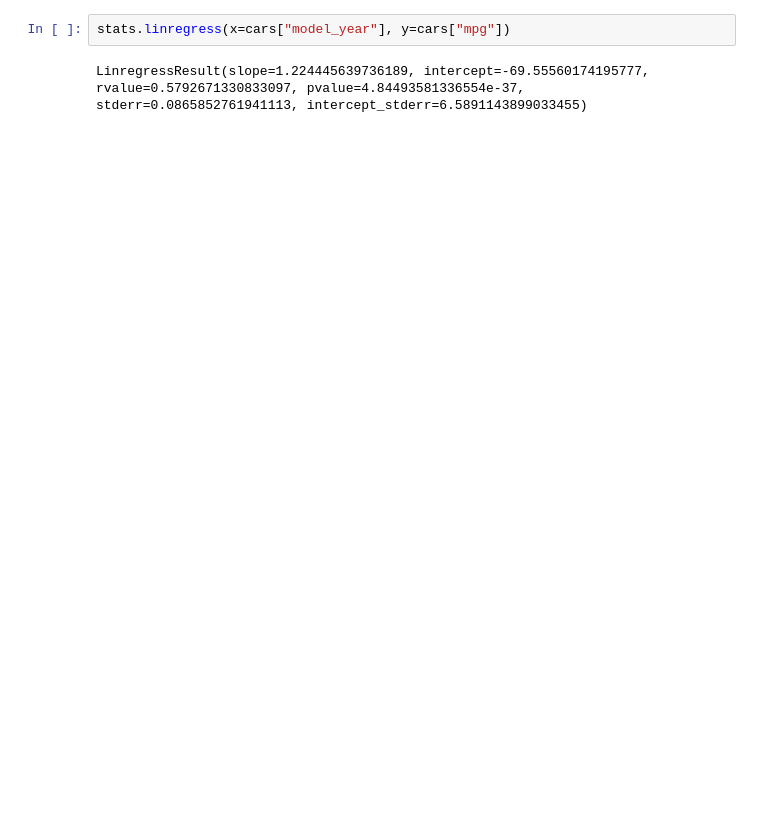
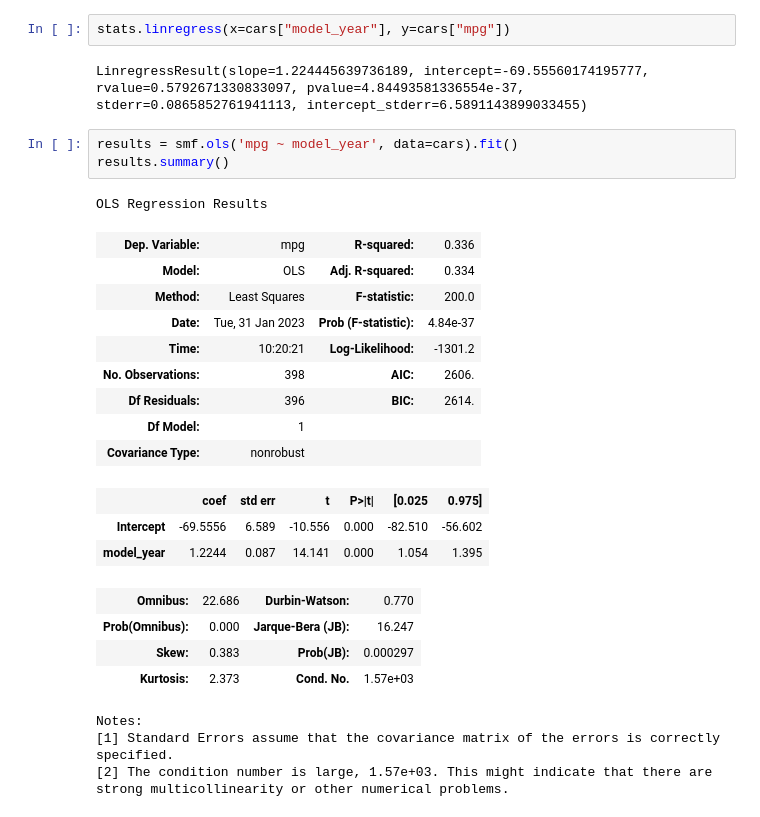
Before and after one commit to HakanAkerblom/Statistics, a Jupyter notebook: cars_test.ipynb, the cells around one changed output. Drawn from its saved outputs; the diff is of its cells as text; blank space fills up the shorter version.

```diff
--- a/cars_test.ipynb
+++ b/cars_test.ipynb
@@ -252,3 +217,28 @@ strong multicollinearity or other numerical problems.
 stats.linregress(x=cars["model_year"], y=cars["mpg"])
 # %% [output]
 LinregressResult(slope=1.224445639736189, intercept=-69.55560174195777, rvalue=0.5792671330833097, pvalue=4.84493581336554e-37, stderr=0.0865852761941113, intercept_stderr=6.5891143899033455)
+# %%
+results = smf.ols('mpg ~ model_year', data=cars).fit()
+results.summary()
+# %% [output]
+OLS Regression Results
+| Dep. Variable: | mpg | R-squared: | 0.336 |
+| Model: | OLS | Adj. R-squared: | 0.334 |
+| Method: | Least Squares | F-statistic: | 200.0 |
+| Date: | Tue, 31 Jan 2023 | Prob (F-statistic): | 4.84e-37 |
+| Time: | 10:20:21 | Log-Likelihood: | -1301.2 |
+| No. Observations: | 398 | AIC: | 2606. |
+| Df Residuals: | 396 | BIC: | 2614. |
+| Df Model: | 1 |  |  |
+| Covariance Type: | nonrobust |  |  |
+|  | coef | std err | t | P>|t| | [0.025 | 0.975] |
+| Intercept | -69.5556 | 6.589 | -10.556 | 0.000 | -82.510 | -56.602 |
+| model_year | 1.2244 | 0.087 | 14.141 | 0.000 | 1.054 | 1.395 |
+| Omnibus: | 22.686 | Durbin-Watson: | 0.770 |
+| Prob(Omnibus): | 0.000 | Jarque-Bera (JB): | 16.247 |
+| Skew: | 0.383 | Prob(JB): | 0.000297 |
+| Kurtosis: | 2.373 | Cond. No. | 1.57e+03 |
+Notes:
+[1] Standard Errors assume that the covariance matrix of the errors is correctly specified.
+[2] The condition number is large, 1.57e+03. This might indicate that there are
+strong multicollinearity or other numerical problems.
```
Also changed, not shown: parts of 1 cell of this notebook, 4 other files.
